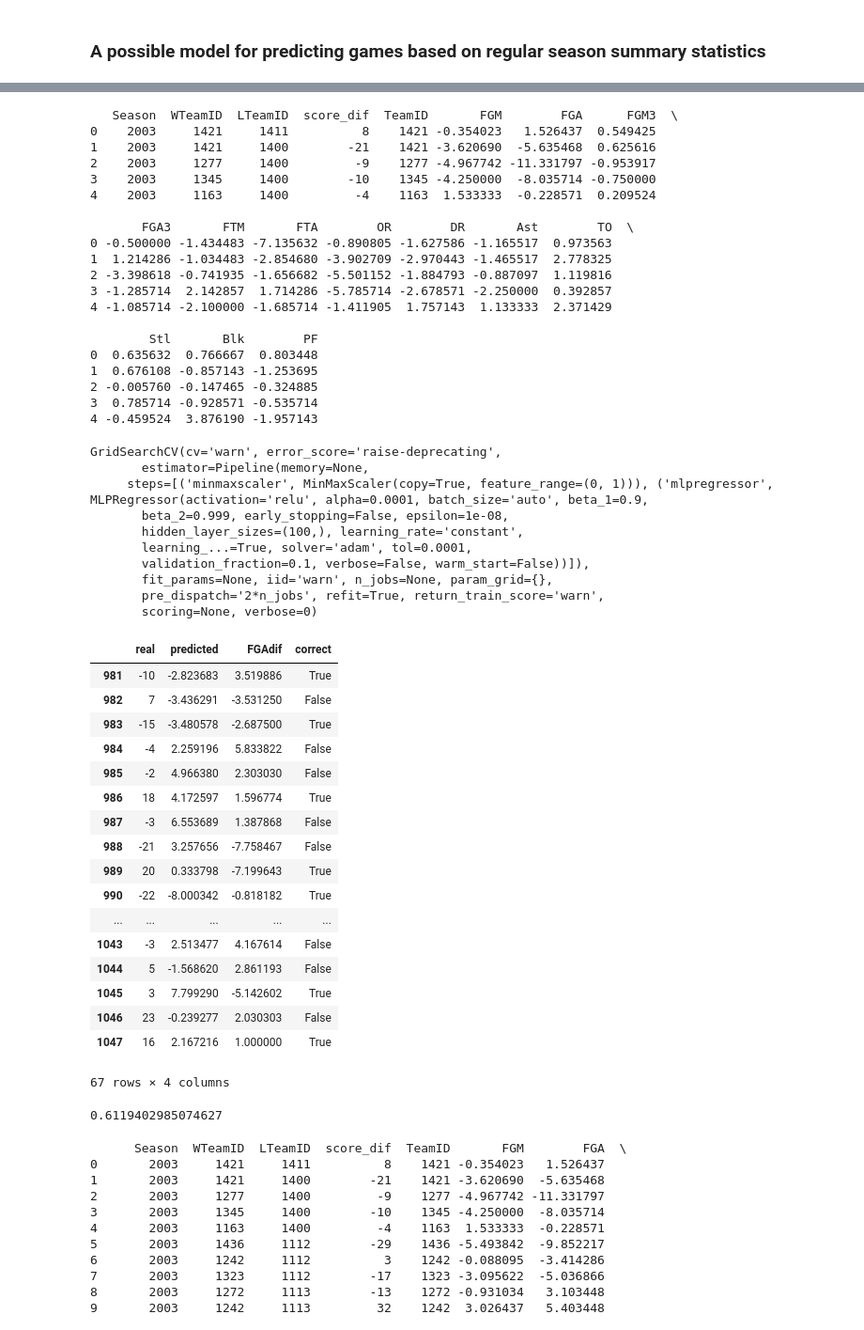
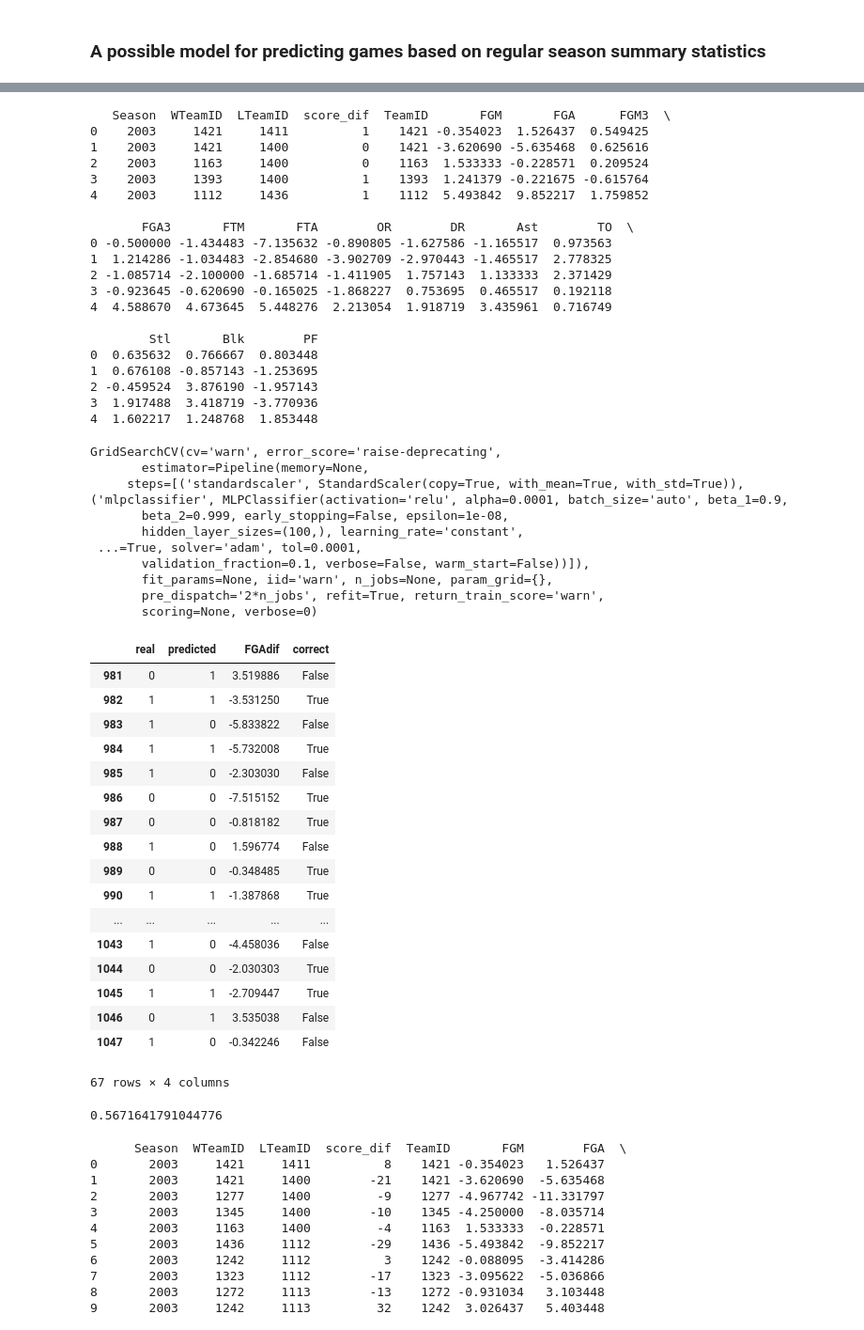
Before and after one commit to puvvadakc/NCAA2k19Predictions, a Jupyter notebook: testing/NCAA_ML_Workbook.ipynb, the cells around one changed output, grey strips where cells are left out. Shown at 94% size. Drawn from its saved outputs; the diff is of its cells as text; code cells hidden in the pictures.

```diff
--- a/testing/NCAA_ML_Workbook.ipynb
+++ b/testing/NCAA_ML_Workbook.ipynb
@@ -240,12 +264,14 @@ from sklearn.neural_network import MLPRegressor
 from sklearn.neural_network import MLPRegressor
 from sklearn.neighbors import KNeighborsClassifier
 from sklearn.preprocessing import StandardScaler
-from ModelFunctions import DecisionTreeFunc, KnnFunc, BayesianRidge, NeuralNetworkFunc
+from ModelFunctions import DecisionTreeFunc, KnnFunc, BayesianRidgeFunc, NeuralNetworkFunc
 from sklearn.linear_model import LinearRegression
+from sklearn.linear_model import BayesianRidge
 
 import warnings
 #warnings.filterwarnings('ignore') # disables warnings
 warnings.filterwarnings('ignore')
-#features.score_dif = 1*(features.score_dif > 0)
-test_year = features.loc[features.Season == 2018, :]
-test_features = features.loc[features.Season != 2018, :]
+features.score_dif = 1*(features.score_dif > 0)
+test_year = features.loc[(features.Season == 2018), :]
+test_features = features.loc[(features.Season != 2018), :]
+test_features
@@ -274,6 +319,6 @@ array([ -2.94563819,  -2.70618897,  -4.73145021,   1.58826746,
 # %%
-scaler = MinMaxScaler()
-mlp_reg = MLPRegressor()
+scaler = StandardScaler()
+mlp_reg = MLPClassifier()
 print(features.head())
 param_grid = {}#'mlpregressor__activation' : ['identity', 'logistic', 'tanh', 'relu']}
 #print(test_year.score_dif)
@@ -282,32 +327,32 @@ grid = GridSearchCV(pipe, param_grid)
 grid.fit(test_features.drop(columns=['score_dif', 'Season']), test_features.score_dif)
 #print(grid.score(test_year.drop(columns=['score_dif', 'Season']), test_year.score_dif))
 # %% [output]
-   Season  WTeamID  LTeamID  score_dif  TeamID       FGM        FGA      FGM3  \
-0    2003     1421     1411          8    1421 -0.354023   1.526437  0.549425
-1    2003     1421     1400        -21    1421 -3.620690  -5.635468  0.625616
-2    2003     1277     1400         -9    1277 -4.967742 -11.331797 -0.953917
-3    2003     1345     1400        -10    1345 -4.250000  -8.035714 -0.750000
-4    2003     1163     1400         -4    1163  1.533333  -0.228571  0.209524
+   Season  WTeamID  LTeamID  score_dif  TeamID       FGM       FGA      FGM3  \
+0    2003     1421     1411          1    1421 -0.354023  1.526437  0.549425
+1    2003     1421     1400          0    1421 -3.620690 -5.635468  0.625616
+2    2003     1163     1400          0    1163  1.533333 -0.228571  0.209524
+3    2003     1393     1400          1    1393  1.241379 -0.221675 -0.615764
+4    2003     1112     1436          1    1112  5.493842  9.852217  1.759852
 
        FGA3       FTM       FTA        OR        DR       Ast        TO  \
 0 -0.500000 -1.434483 -7.135632 -0.890805 -1.627586 -1.165517  0.973563
 1  1.214286 -1.034483 -2.854680 -3.902709 -2.970443 -1.465517  2.778325
-2 -3.398618 -0.741935 -1.656682 -5.501152 -1.884793 -0.887097  1.119816
-3 -1.285714  2.142857  1.714286 -5.785714 -2.678571 -2.250000  0.392857
-4 -1.085714 -2.100000 -1.685714 -1.411905  1.757143  1.133333  2.371429
+2 -1.085714 -2.100000 -1.685714 -1.411905  1.757143  1.133333  2.371429
+3 -0.923645 -0.620690 -0.165025 -1.868227  0.753695  0.465517  0.192118
+4  4.588670  4.673645  5.448276  2.213054  1.918719  3.435961  0.716749
 
         Stl       Blk        PF
 0  0.635632  0.766667  0.803448
 1  0.676108 -0.857143 -1.253695
-2 -0.005760 -0.147465 -0.324885
-3  0.785714 -0.928571 -0.535714
-4 -0.459524  3.876190 -1.957143
+2 -0.459524  3.876190 -1.957143
+3  1.917488  3.418719 -3.770936
+4  1.602217  1.248768  1.853448
 GridSearchCV(cv='warn', error_score='raise-deprecating',
        estimator=Pipeline(memory=None,
-     steps=[('minmaxscaler', MinMaxScaler(copy=True, feature_range=(0, 1))), ('mlpregressor', MLPRegressor(activation='relu', alpha=0.0001, batch_size='auto', beta_1=0.9,
+     steps=[('standardscaler', StandardScaler(copy=True, with_mean=True, with_std=True)), ('mlpclassifier', MLPClassifier(activation='relu', alpha=0.0001, batch_size='auto', beta_1=0.9,
        beta_2=0.999, early_stopping=False, epsilon=1e-08,
        hidden_layer_sizes=(100,), learning_rate='constant',
-       learning_...=True, solver='adam', tol=0.0001,
+ ...=True, solver='adam', tol=0.0001,
        validation_fraction=0.1, verbose=False, warm_start=False))]),
        fit_params=None, iid='warn', n_jobs=None, param_grid={},
        pre_dispatch='2*n_jobs', refit=True, return_train_score='warn',
@@ -315,33 +360,33 @@ GridSearchCV(cv='warn', error_score='raise-deprecating',
 # %%
 results = pd.DataFrame()
 results['real'] = test_year.score_dif
 results['predicted'] = grid.predict(test_year.drop(columns=['score_dif', 'Season']))
 results['FGAdif'] = test_year.FGA
 
 results[results['real'] * results['predicted'] > 0]
-results['correct'] = results['real'] * results['predicted'] > 0
+results['correct'] = results['real'] == results['predicted']
 display(results)
-len(results[results['real'] * results['predicted'] > 0]) / len(results)
+len(results[results['real'] == results['predicted']]) / len(results)
 # %% [output]
 |  | real | predicted | FGAdif | correct |
-| 981 | -10 | -2.823683 | 3.519886 | True |
-| 982 | 7 | -3.436291 | -3.531250 | False |
-| 983 | -15 | -3.480578 | -2.687500 | True |
-| 984 | -4 | 2.259196 | 5.833822 | False |
-| 985 | -2 | 4.966380 | 2.303030 | False |
-| 986 | 18 | 4.172597 | 1.596774 | True |
-| 987 | -3 | 6.553689 | 1.387868 | False |
-| 988 | -21 | 3.257656 | -7.758467 | False |
-| 989 | 20 | 0.333798 | -7.199643 | True |
-| 990 | -22 | -8.000342 | -0.818182 | True |
+| 981 | 0 | 1 | 3.519886 | False |
+| 982 | 1 | 1 | -3.531250 | True |
+| 983 | 1 | 0 | -5.833822 | False |
+| 984 | 1 | 1 | -5.732008 | True |
+| 985 | 1 | 0 | -2.303030 | False |
+| 986 | 0 | 0 | -7.515152 | True |
+| 987 | 0 | 0 | -0.818182 | True |
+| 988 | 1 | 0 | 1.596774 | False |
+| 989 | 0 | 0 | -0.348485 | True |
+| 990 | 1 | 1 | -1.387868 | True |
 | ... | ... | ... | ... | ... |
-| 1043 | -3 | 2.513477 | 4.167614 | False |
-| 1044 | 5 | -1.568620 | 2.861193 | False |
-| 1045 | 3 | 7.799290 | -5.142602 | True |
-| 1046 | 23 | -0.239277 | 2.030303 | False |
-| 1047 | 16 | 2.167216 | 1.000000 | True |
+| 1043 | 1 | 0 | -4.458036 | False |
+| 1044 | 0 | 0 | -2.030303 | True |
+| 1045 | 1 | 1 | -2.709447 | True |
+| 1046 | 0 | 1 | 3.535038 | False |
+| 1047 | 1 | 0 | -0.342246 | False |
 67 rows × 4 columns
-0.6119402985074627
+0.5671641791044776
 # %%
 print(features)
 # %% [output]
```
Also changed, not shown: parts of 6 cells of this notebook, 1 other file.
